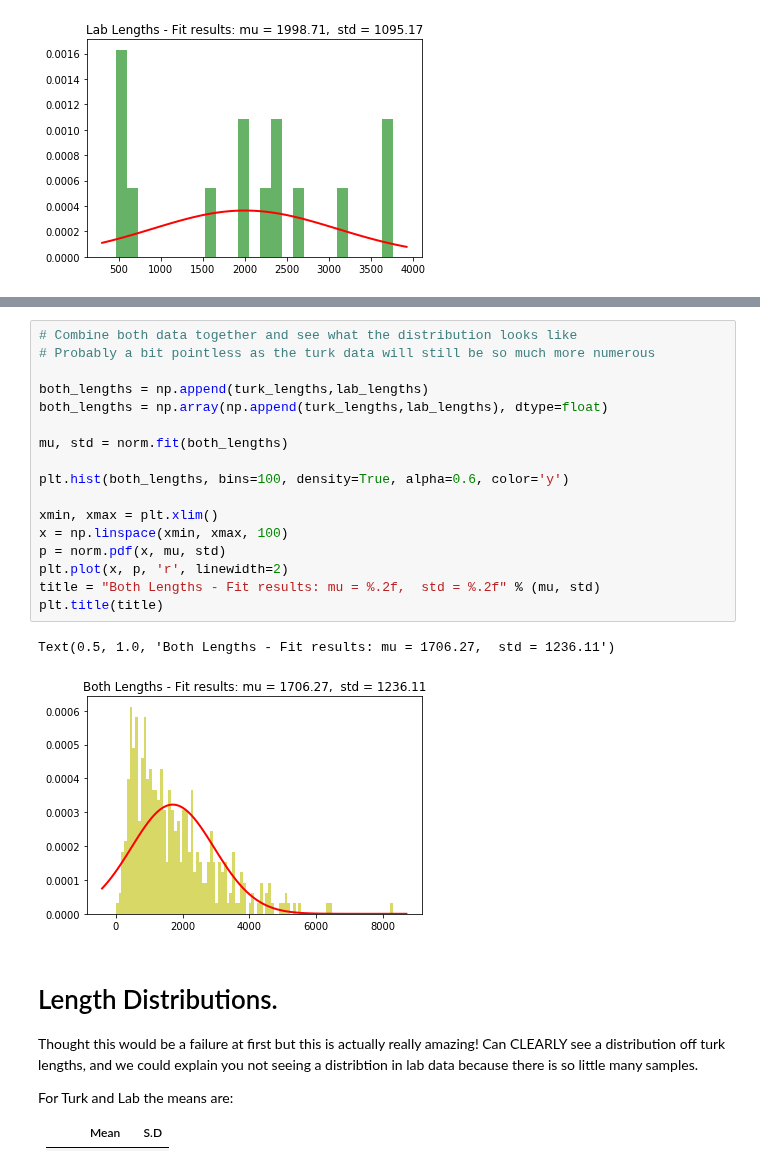
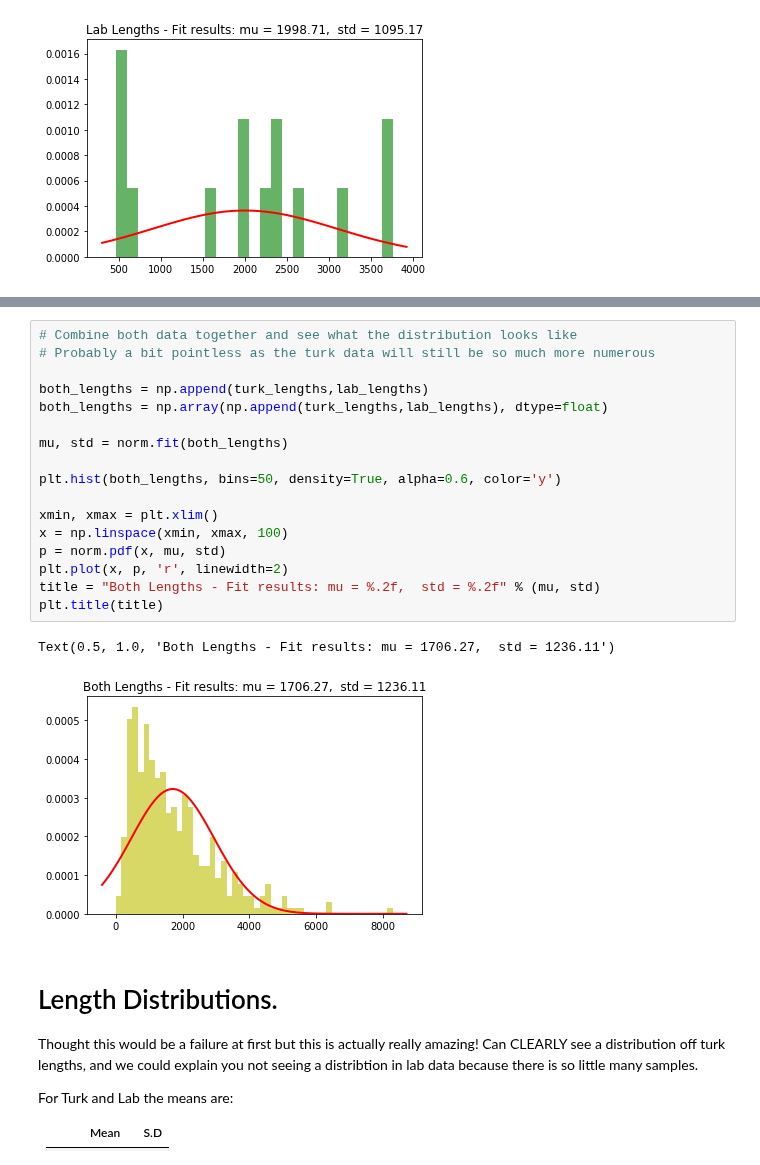
Before and after one commit to DJSaunders1997/Masters-Project, a Jupyter notebook: HMM.ipynb, the cells around one changed output, grey strips where cells are left out. Saved outputs shown, nothing was run; the diff lists cells and outputs as text.

```diff
--- a/HMM.ipynb
+++ b/HMM.ipynb
@@ -727,23 +727,23 @@ plt.show()
 # %%
 # Combine both data together and see what the distribution looks like
 # Probably a bit pointless as the turk data will still be so much more numerous
 
 both_lengths = np.append(turk_lengths,lab_lengths)
 both_lengths = np.array(np.append(turk_lengths,lab_lengths), dtype=float)
 
 mu, std = norm.fit(both_lengths)
 
-plt.hist(both_lengths, bins=100, density=True, alpha=0.6, color='y')
+plt.hist(both_lengths, bins=50, density=True, alpha=0.6, color='y')
 
 xmin, xmax = plt.xlim()
 x = np.linspace(xmin, xmax, 100)
 p = norm.pdf(x, mu, std)
 plt.plot(x, p, 'r', linewidth=2)
 title = "Both Lengths - Fit results: mu = %.2f,  std = %.2f" % (mu, std)
 plt.title(title)
 # %% [output]
 Text(0.5, 1.0, 'Both Lengths - Fit results: mu = 1706.27,  std = 1236.11')
-[figure, old version]
+[figure, new version]
 # %% [markdown]
 # Length Distributions.
 Thought this would be a failure at first but this is actually really amazing!
```
Also changed, not shown: parts of 14 cells of this notebook.
